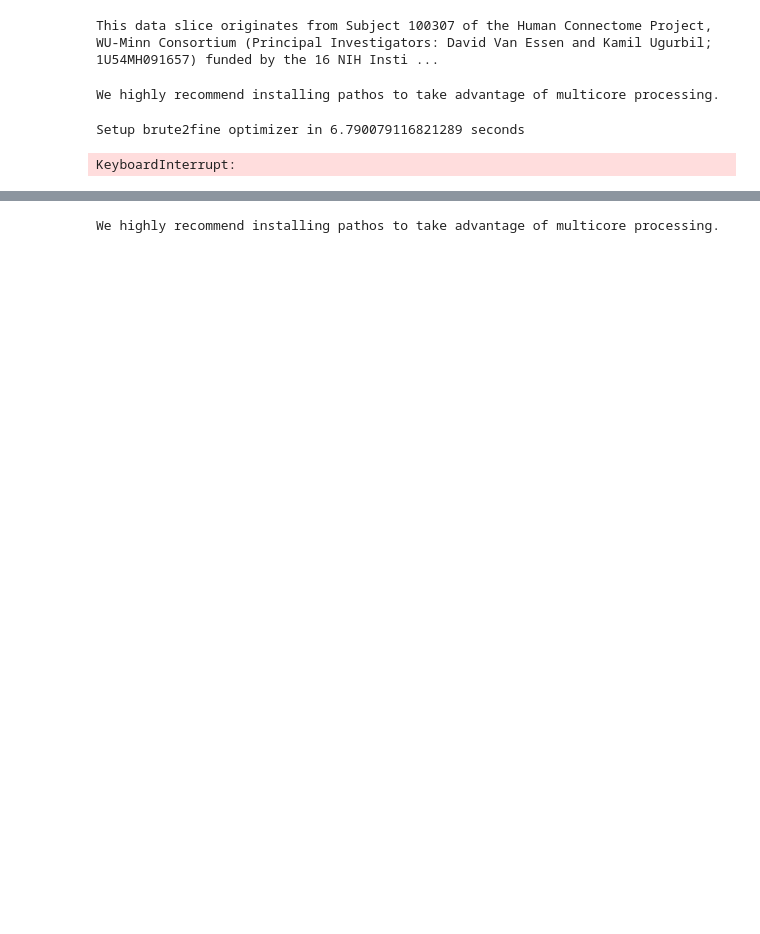
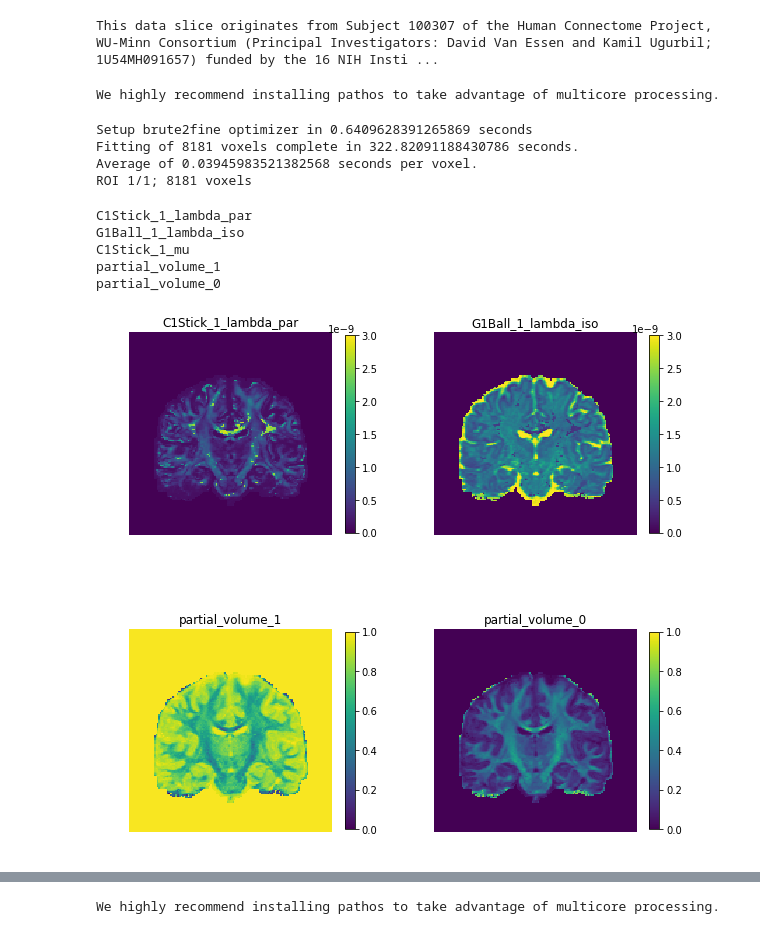
Before and after one commit to PaddySlator/dmipy-bayesian, a Jupyter notebook: bayesian-fitting-HCP-example.ipynb, the cells around one changed output, grey strips where cells are left out. Cells and saved outputs as stored; diff of their text form; code cells hidden in the pictures; blank space fills up the shorter version.

```diff
--- a/bayesian-fitting-HCP-example.ipynb
+++ b/bayesian-fitting-HCP-example.ipynb
@@ -69,13 +67,15 @@ mask = np.reshape(mask_hcp, nx*ny)
 # data = np.reshape(data_hcp, (nx*ny*nz, ndw))
 # mask = np.reshape(mask_hcp, nx*ny*nz)
 # %%
-nsteps=500
-burn_in=250
+nsteps=2000
+burn_in=1000
 
 acceptance_rate, param_conv, params_all_new, params_all_orig, likelihood_stored, w_stored = fit_bayes.fit(ballstick, scheme_hcp, data, mask, nsteps, burn_in)
 # %% [output]
-Setup brute2fine optimizer in 6.790079116821289 seconds
+Setup brute2fine optimizer in 0.6409628391265869 seconds
+Fitting of 8181 voxels complete in 322.82091188430786 seconds.
+Average of 0.03945983521382568 seconds per voxel.
+ROI 1/1; 8181 voxels
-KeyboardInterrupt:
 # %%
 #reshape and put into correct orientation (move into the function?)
 
@@ -85,32 +85,37 @@ for i in params_all_new.keys():
     if ballstick.parameter_cardinality[i] == 1:
         params_img[i] = np.reshape(params_all_new[i],(nx,ny))
         params_img[i] = np.flip(params_img[i].transpose(1,0),0)
-    else:
-        print('not working yet! params_all_new seems too big for orientation parameters')
-        #params_img[i] = np.reshape(params_all_new[i],(nx,ny,ballstick.parameter_cardinality[i]))
+# %% [output]
+C1Stick_1_lambda_par
+G1Ball_1_lambda_iso
+C1Stick_1_mu
+partial_volume_1
+partial_volume_0
 # %%
 fig, axs = plt.subplots(2, 2, figsize=[10, 10])
 axs = axs.ravel()
 
-colormap=axs[0].imshow(params_img['partial_volume_0'],vmin=0, vmax=1)
+colormap=axs[3].imshow(params_img['partial_volume_0'],vmin=0, vmax=1)
+fig.colorbar(colormap, ax=axs[3], shrink=0.8)
+axs[3].set_title('partial_volume_0')
+axs[3].set_axis_off()
+
+colormap=axs[2].imshow(params_img['partial_volume_1'],vmin=0, vmax=1)
+fig.colorbar(colormap, ax=axs[2], shrink=0.8)
+axs[2].set_title('partial_volume_1')
+axs[2].set_axis_off()
+
+colormap=axs[0].imshow(params_img['C1Stick_1_lambda_par'],vmin=0, vmax=3e-9)
 fig.colorbar(colormap, ax=axs[0], shrink=0.8)
-axs[0].set_title('partial_volume_0')
+axs[0].set_title('C1Stick_1_lambda_par')
 axs[0].set_axis_off()
 
-colormap=axs[1].imshow(params_img['partial_volume_1'],vmin=0, vmax=1)
+colormap=axs[1].imshow(params_img['G1Ball_1_lambda_iso'],vmin=0, vmax=3e-9)
 fig.colorbar(colormap, ax=axs[1], shrink=0.8)
-axs[1].set_title('partial_volume_1')
+axs[1].set_title('G1Ball_1_lambda_iso')
 axs[1].set_axis_off()
-
-colormap=axs[2].imshow(params_img['C1Stick_1_lambda_par'],vmin=0, vmax=3e-9)
-fig.colorbar(colormap, ax=axs[2], shrink=0.8)
-axs[2].set_title('C1Stick_1_lambda_par')
-axs[2].set_axis_off()
-
-colormap=axs[3].imshow(params_img['G1Ball_1_lambda_iso'],vmin=0, vmax=3e-9)
-fig.colorbar(colormap, ax=axs[3], shrink=0.8)
-axs[3].set_title('G1Ball_1_lambda_iso')
-axs[3].set_axis_off()
+# %% [output]
+[figure, added]
 # %%
 #lsq fit for comparison (could output this from the fit_bayes function?)
 BAS_fit_hcp = ballstick.fit(scheme_hcp, data_hcp, mask_hcp)
```
Also changed, not shown: parts of 12 cells of this notebook, 1 other file.
